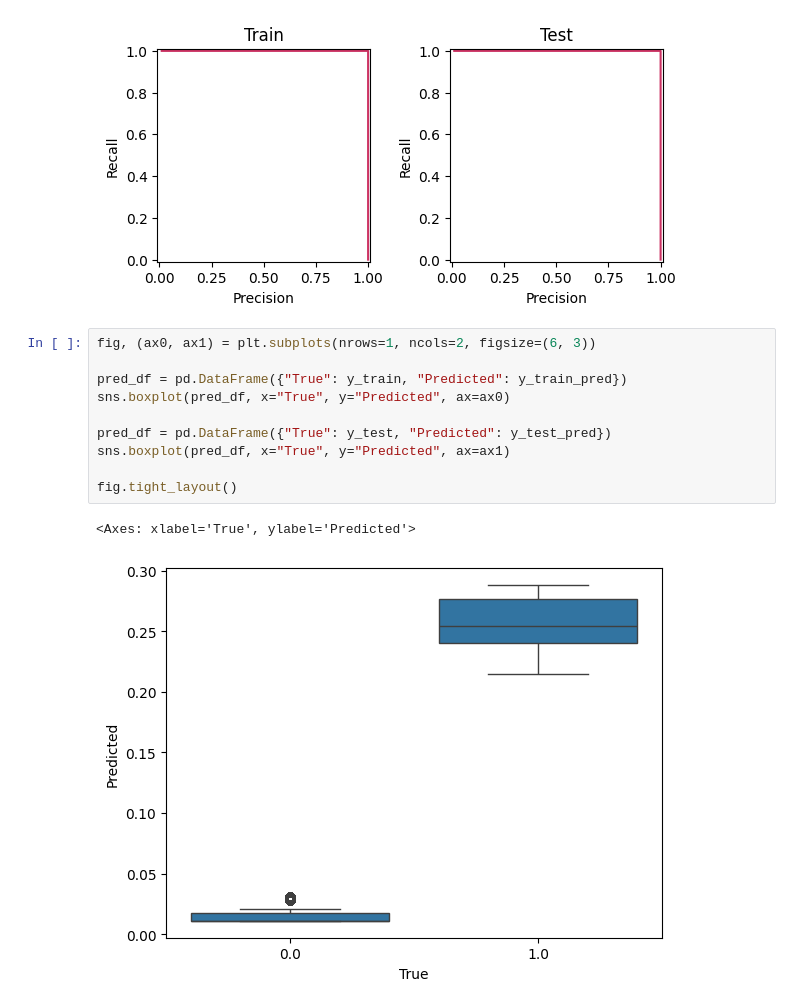
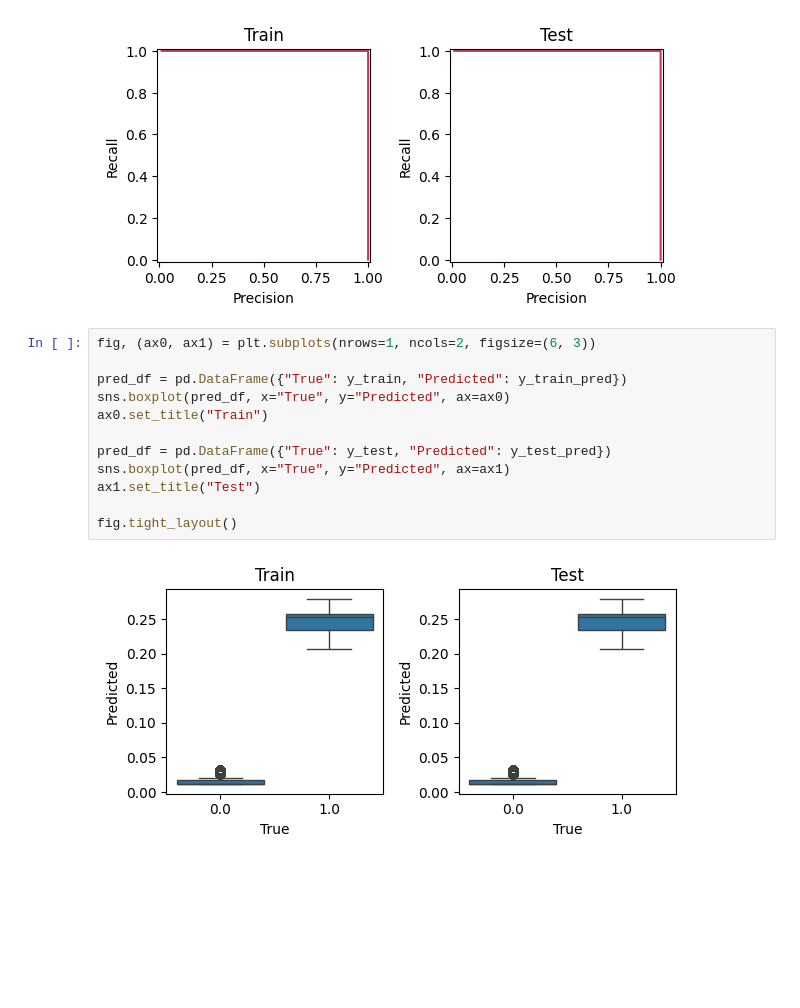
Before and after one commit to jurabio/leavs-demo, a Jupyter notebook: leavs.ipynb, the cells around one changed output. Cells and saved outputs as stored; diff of their text form; blank space fills up the shorter version.

Commit message:
update visualizations

```diff
--- a/leavs.ipynb
+++ b/leavs.ipynb
@@ -199,13 +199,14 @@ fig.show()
 # %%
 fig, (ax0, ax1) = plt.subplots(nrows=1, ncols=2, figsize=(6, 3))
 
 pred_df = pd.DataFrame({"True": y_train, "Predicted": y_train_pred})
 sns.boxplot(pred_df, x="True", y="Predicted", ax=ax0)
+ax0.set_title("Train")
 
 pred_df = pd.DataFrame({"True": y_test, "Predicted": y_test_pred})
 sns.boxplot(pred_df, x="True", y="Predicted", ax=ax1)
+ax1.set_title("Test")
 
 fig.tight_layout()
 # %% [output]
-<Axes: xlabel='True', ylabel='Predicted'>
-[figure, old version]
+[figure, new version]
```
